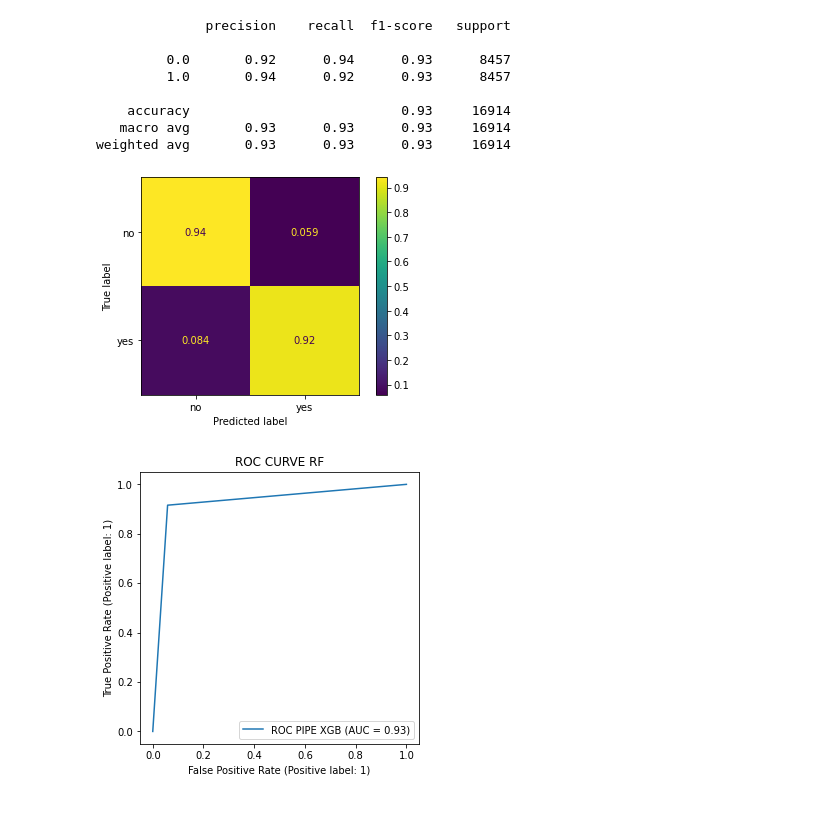
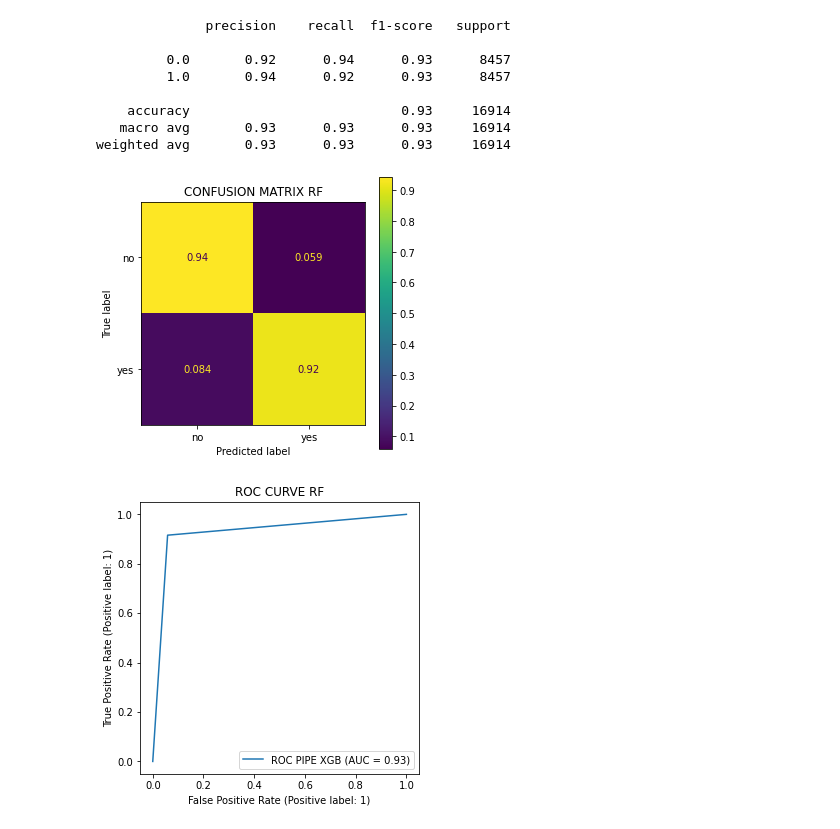
Before and after one commit to akinyosoyeisaac/DSN-KOWOPE-MART, a Jupyter notebook: notebook/EDA.ipynb, the cells around one changed output. Saved outputs shown, nothing was run; the diff lists cells and outputs as text; code cells hidden in the pictures.

```diff
--- a/notebook/EDA.ipynb
+++ b/notebook/EDA.ipynb
@@ -297,9 +297,12 @@ print(classification_report(y_test, y_pred_rf))
    macro avg       0.93      0.93      0.93     16914
 weighted avg       0.93      0.93      0.93     16914
 # %%
-ConfusionMatrixDisplay.from_predictions(y_true=y_test, y_pred=y_pred_rf, normalize="true", labels=[0,1], display_labels=["no", "yes"]);
+fig, ax = plt.subplots(figsize=(5,5))
+ConfusionMatrixDisplay.from_predictions(y_true=y_test, y_pred=y_pred_rf, normalize="true", labels=[0,1], display_labels=["no", "yes"], ax=ax)
+ax.set_title("CONFUSION MATRIX RF");
+plt.savefig("report/confusion_matrix_rf.jpg")
 # %% [output]
-[figure, old version]
+[figure, new version]
 # %%
 fig, ax = plt.subplots(figsize=(5,5))
 RocCurveDisplay.from_predictions(y_true=y_test, y_pred=y_pred_rf, name="ROC PIPE XGB", ax=ax)
```
Also changed, not shown: parts of 5 cells of this notebook, 1 other file.
